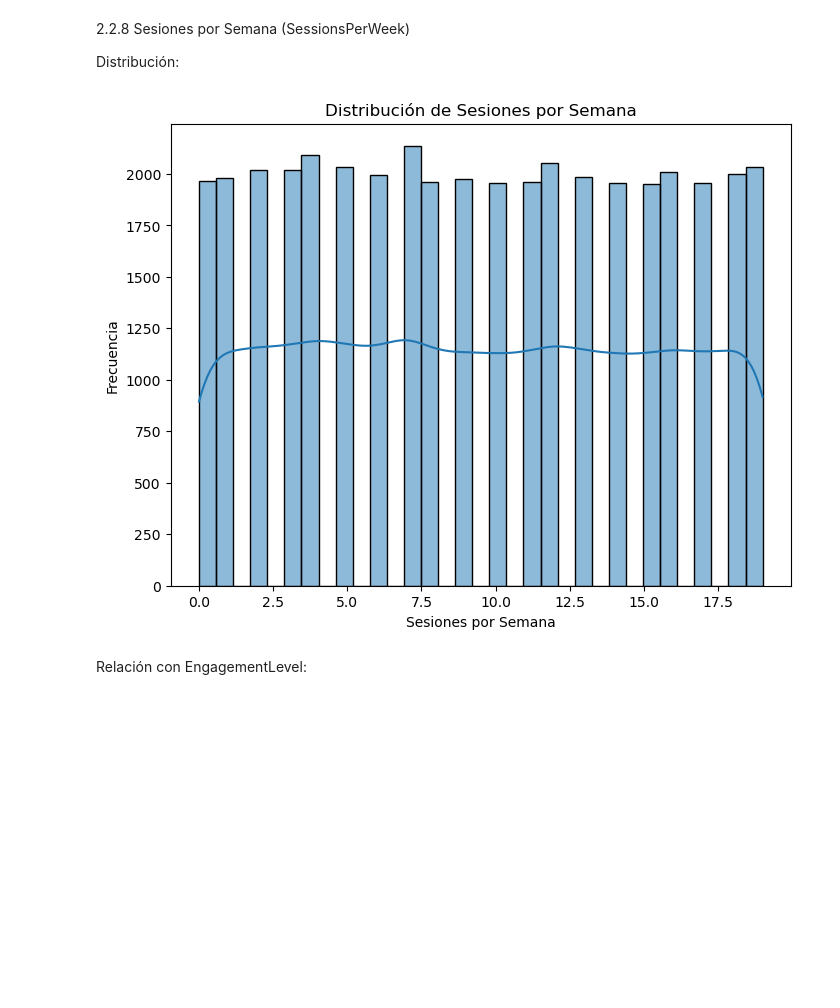
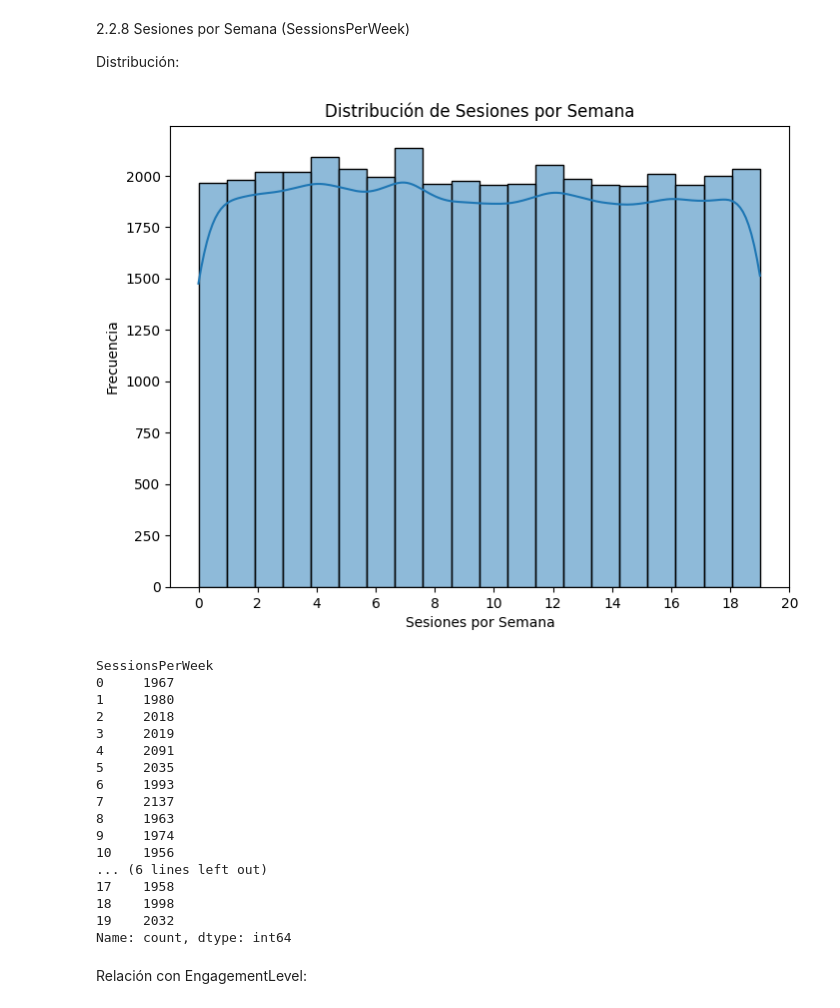
Before and after one commit to MateoTomas0912/TP1_ML_Grupo4, a Jupyter notebook: tp1_ML.ipynb.ipynb, the cells around one changed output. Saved outputs shown, nothing was run; the diff lists cells and outputs as text; code cells hidden in the pictures; blank space fills up the shorter version.

```diff
--- a/tp1_ML.ipynb.ipynb
+++ b/tp1_ML.ipynb.ipynb
@@ -293,13 +368,35 @@ plt.show()
 Distribución:
 # %%
 plt.figure(figsize=(8, 6))
-sns.histplot(df['SessionsPerWeek'], kde=True)
+sns.histplot(df['SessionsPerWeek'], kde=True, bins=20)
 plt.title('Distribución de Sesiones por Semana')
 plt.xlabel('Sesiones por Semana')
 plt.ylabel('Frecuencia')
+plt.xticks(range(0, 21, 2))
 plt.show()
+
+#ayuda para ver bien las cantidades
+sesiones = (df['SessionsPerWeek'].value_counts()).sort_index()
+print(sesiones)
 # %% [output]
-[figure, old version]
+[figure, new version]
+SessionsPerWeek
+0     1967
+1     1980
+2     2018
+3     2019
+4     2091
+5     2035
+6     1993
+7     2137
+8     1963
+9     1974
+10    1956
+... (6 lines left out)
+17    1958
+18    1998
+19    2032
+Name: count, dtype: int64
 # %% [markdown]
 Relación con EngagementLevel:
 # %%
```
Also changed, not shown: parts of 22 cells of this notebook.
